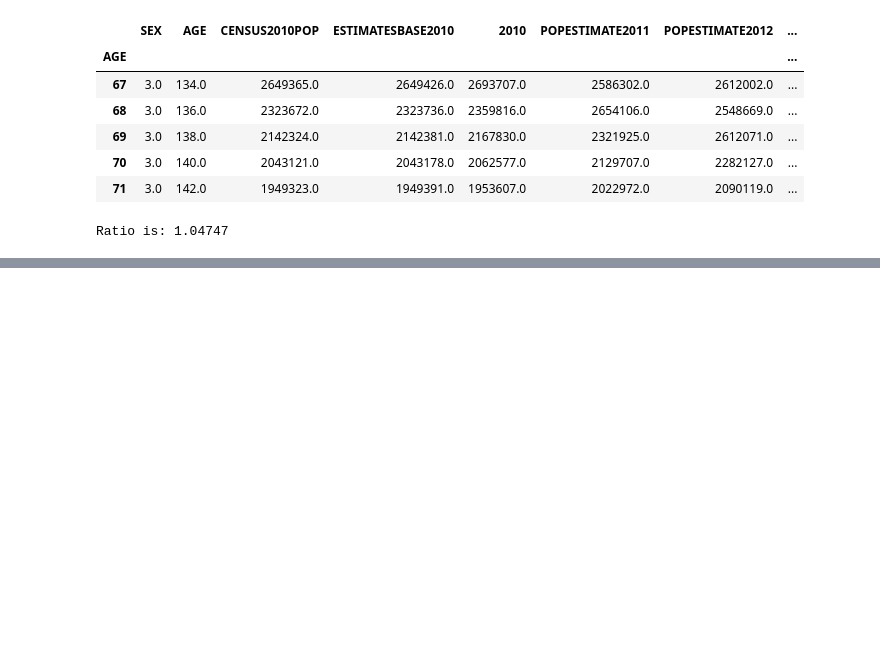
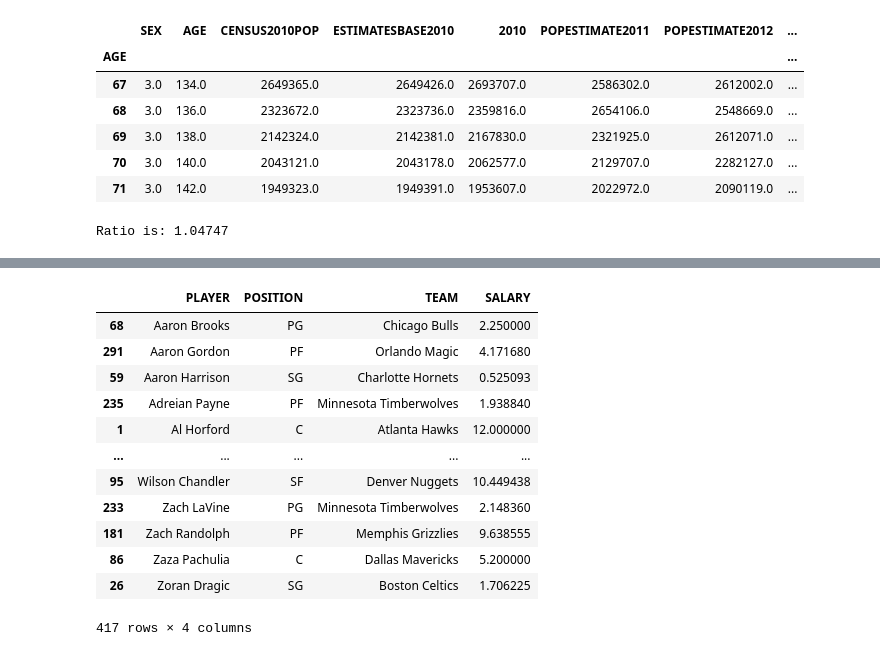
Before and after one commit to sanjanav2102/ML-23CSE301, a Jupyter notebook: Datasets&Pandas.ipynb, the cells around one changed output, grey strips where cells are left out. Cells and saved outputs as stored; diff of their text form; code cells hidden in the pictures; blank space fills up the shorter version.

```diff
--- a/Datasets&Pandas.ipynb
+++ b/Datasets&Pandas.ipynb
@@ -122,0 +214,18 @@ Ratio is: 1.04747
+# %%
+# 3.	Sort on player
+sortedDataset = df1.sort_values(by='PLAYER')
+sortedDataset
+# %% [output]
+|  | PLAYER | POSITION | TEAM | SALARY |
+| 68 | Aaron Brooks | PG | Chicago Bulls | 2.250000 |
+| 291 | Aaron Gordon | PF | Orlando Magic | 4.171680 |
+| 59 | Aaron Harrison | SG | Charlotte Hornets | 0.525093 |
+| 235 | Adreian Payne | PF | Minnesota Timberwolves | 1.938840 |
+| 1 | Al Horford | C | Atlanta Hawks | 12.000000 |
+| ... | ... | ... | ... | ... |
+| 95 | Wilson Chandler | SF | Denver Nuggets | 10.449438 |
+| 233 | Zach LaVine | PG | Minnesota Timberwolves | 2.148360 |
+| 181 | Zach Randolph | PF | Memphis Grizzlies | 9.638555 |
+| 86 | Zaza Pachulia | C | Dallas Mavericks | 5.200000 |
+| 26 | Zoran Dragic | SG | Boston Celtics | 1.706225 |
+417 rows × 4 columns
```
Also changed, not shown: parts of 20 cells of this notebook.
